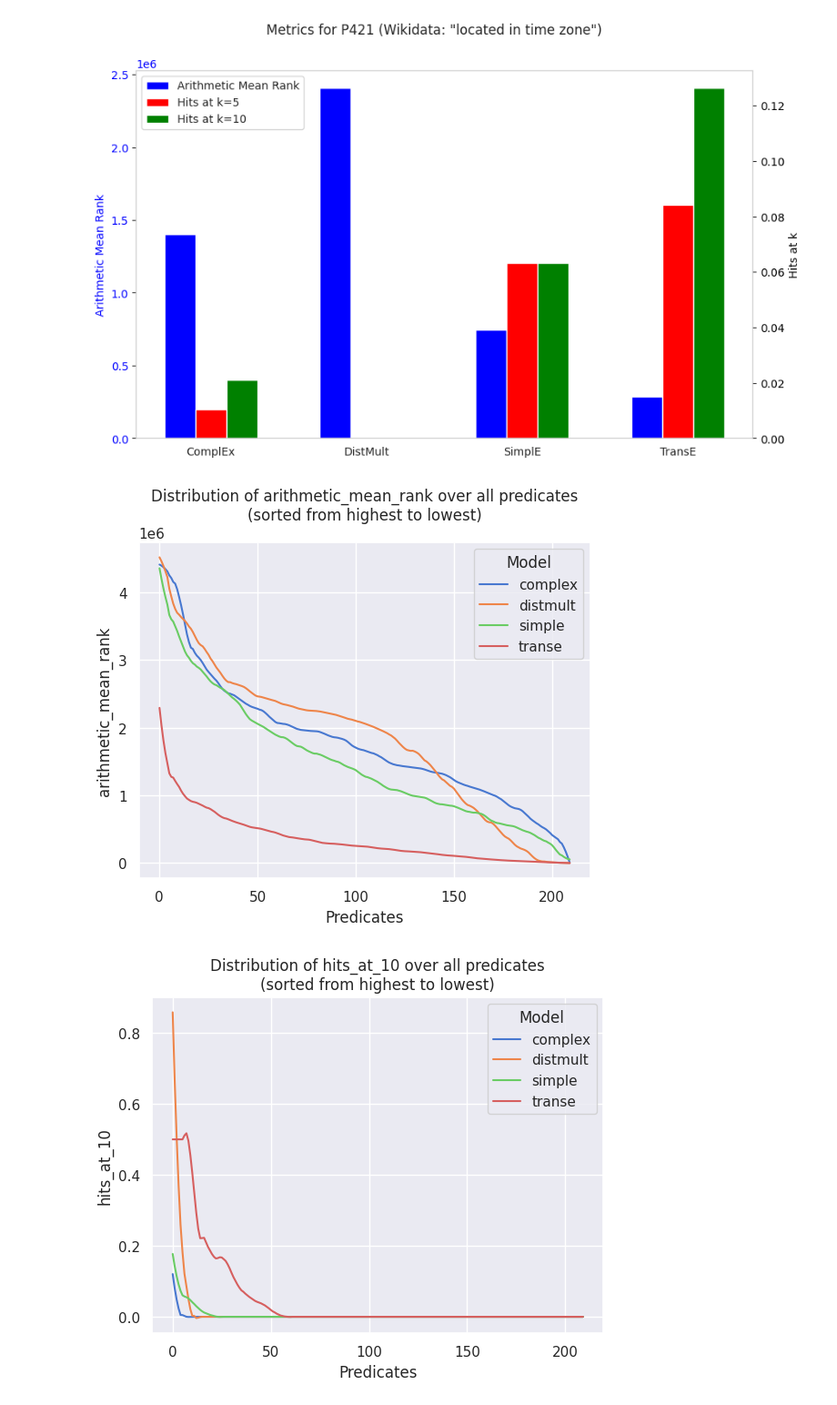
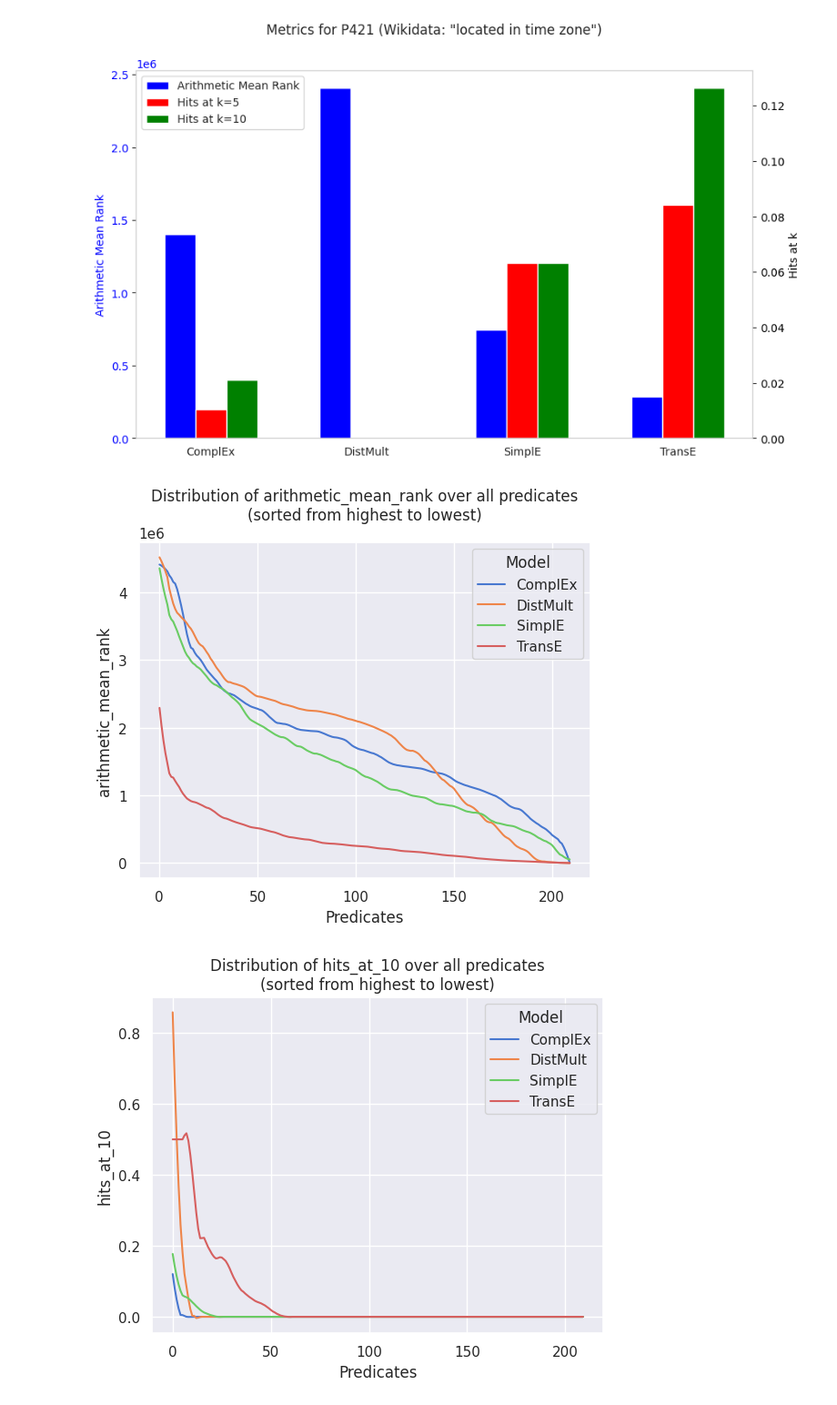
Before and after one commit to mortenterhart/KGE_Query_Completion, a Jupyter notebook: find_example_predicates.ipynb, the cells around one changed output. Shown at 91% size. Drawn from its saved outputs; the diff is of its cells as text; code cells hidden in the pictures.

Commit message:
Change legend labels to capitalized model names

```diff
--- a/find_example_predicates.ipynb
+++ b/find_example_predicates.ipynb
@@ -249,34 +251,41 @@ def plot_predicate_metric_distributions(predicate_metrics, metric_name, smoothen
     metrics_df = predicate_metrics[predicate_metrics['Metric'] == metric_name]
 
     models_list = metrics_df['model'].sort_values().unique()
+    model_labels = ['ComplEx', 'DistMult', 'SimplE', 'TransE']
 
     smoothen_window_size = 10
     smoothen_polyorder = 2
 
     indexed_metrics = []
     for model in models_list:
         model_metrics = metrics_df[metrics_df['model'] == model]
         model_metrics = model_metrics.sort_values(by='Value', ascending=False, ignore_index=True).reset_index()
 
         if smoothen:
             model_metrics = compute_smooth_metrics_curve(model_metrics, smoothen_window_size, smoothen_polyorder)
 
         indexed_metrics.append(model_metrics)
 
     indexed_metrics_df = pd.concat(indexed_metrics)
 
-    sns.lineplot(x='index', y='value_smooth', hue='model', data=indexed_metrics_df, estimator='mean', palette='muted')
+    g = sns.lineplot(x='index', y='value_smooth', hue='model', data=indexed_metrics_df, estimator='mean',
+                     palette='muted')
+
+    # Change legend labels and title to capitalized names
+    legend = g.get_legend()
+    legend.set_title('Model')
+    for lt, label in zip(legend.texts, model_labels):
+        lt.set_text(label)
 
     plt.title(f'Distribution of {metric_name} over all predicates\n(sorted from highest to lowest)')
     plt.xlabel('Predicates')
     plt.ylabel(metric_name)
-    plt.legend(title='Model')
 
     plt.show()
 
 
 plot_predicate_metric_distributions(predicate_metrics, 'arithmetic_mean_rank')
 plot_predicate_metric_distributions(predicate_metrics, 'hits_at_10')
 # %% [output]
-[figure, old version]
+[figure, new version]
-[figure, old version]
+[figure, new version]
```
Also changed, not shown: parts of 2 cells of this notebook.
